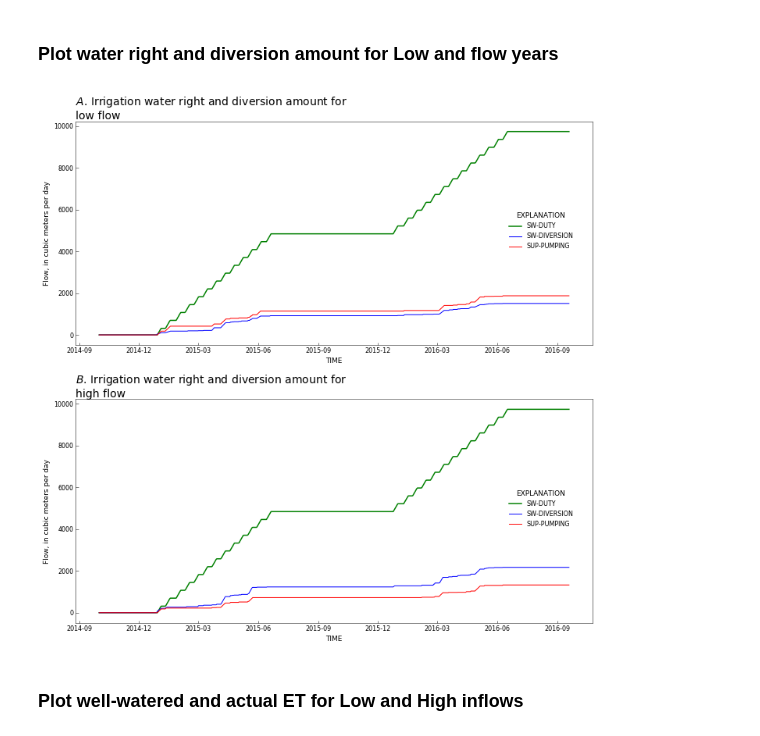
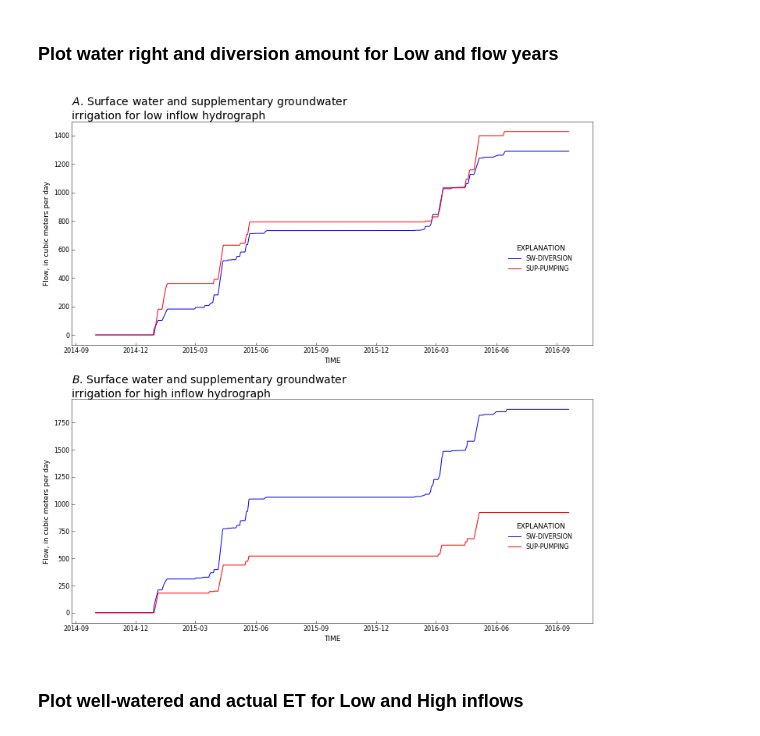
Before and after one commit to rniswon/mfnwt, a Jupyter notebook: Examples/AgWaterUse/Agwater1/notebook/Ag_ETdemand.ipynb, the cells around one changed output. Drawn from its saved outputs; the diff is of its cells as text; code cells hidden in the pictures.

```diff
--- a/Examples/AgWaterUse/Agwater1/notebook/Ag_ETdemand.ipynb
+++ b/Examples/AgWaterUse/Agwater1/notebook/Ag_ETdemand.ipynb
@@ -243,7 +246,7 @@ x.set_major_formatter(fmt)
 
 ax.plot(plotdates,y1_high,color='g', linewidth=1.5, label=header[4])
 
-ax.set_ylabel('Flow, in cubic meters per day')
+ax.set_ylabel('Flow, in cubic feet per second')
 ax.set_xlabel(header[0])
 
 
@@ -268,41 +271,41 @@ plt.rcParams['axes.titlesize'] = 14
 
 fig, axes = plt.subplots(2, 1, figsize=(10, 10))
 axes = axes.flat
-axes[0].plot(plotdates,y1_low_cum,color='g', linewidth=1.5, label=header[4])
+#axes[0].plot(plotdates,y1_low_cum,color='g', linewidth=1.5, label=header[4])
 axes[0].plot(plotdates,y2_low_cum,color='b', linewidth=1.0, label=header[5])
 axes[0].plot(plotdates,y3_low_cum,color='r', linewidth=1.0, label=header[6])
 
-axes[1].plot(plotdates,y1_high_cum,color='g', linewidth=1.5, label=header[4])
+#axes[1].plot(plotdates,y1_high_cum,color='g', linewidth=1.5, label=header[4])
 axes[1].plot(plotdates,y2_high_cum,color='b', linewidth=1.0, label=header[5])
 axes[1].plot(plotdates,y3_high_cum,color='r', linewidth=1.0, label=header[6])
 
 axes[0].set_ylabel('Flow, in cubic meters per day')
 axes[0].set_xlabel(header[0])
 
 plt.ylabel('Flow, in cubic meters per day')
 plt.xlabel(header[0])
 
 start, end = ax.get_xlim()
 ax.xaxis.set_ticks(np.arange(start, end, 90.0))
 
-rf.title(axes[0], 'Irrigation water right and diversion amount for low flow', subplot_prefix='A')
+rf.title(axes[0], 'Surface water and supplementary groundwater irrigation for low inflow hydrograph', subplot_prefix='A')
 
 #rf.axes_numbering(axes[1], format_x=True)
 fmt = mdates.DateFormatter('%Y-%m-%d')
-rf.title(axes[1], 'Irrigation water right and diversion amount for high flow', subplot_prefix='B')
+rf.title(axes[1], 'Surface water and supplementary groundwater irrigation for high inflow hydrograph', subplot_prefix='B')
 
 # Set legend
 handles, labels = axes[0].get_legend_handles_labels()
-rf.legend(axes[0], handles, labels, bbox_to_anchor=(.9, 0.4))
+rf.legend(axes[0], handles, labels, bbox_to_anchor=(.9, 0.3))
 
 # Set legend
 handles, labels = axes[1].get_legend_handles_labels()
-rf.legend(axes[1], handles, labels, bbox_to_anchor=(.9, 0.4))
+rf.legend(axes[1], handles, labels, bbox_to_anchor=(.9, 0.3))
 
 plt.tight_layout()
-plt.savefig('WR_inflowcomp.pdf')
+plt.savefig('NIWR_comp.pdf')
 # %% [output]
-[figure, old version]
+[figure, new version]
 # %% [markdown]
 ### Plot well-watered and actual ET for Low and High inflows
 # %%
```
Also changed, not shown: parts of 2 cells of this notebook, 10 other files.
